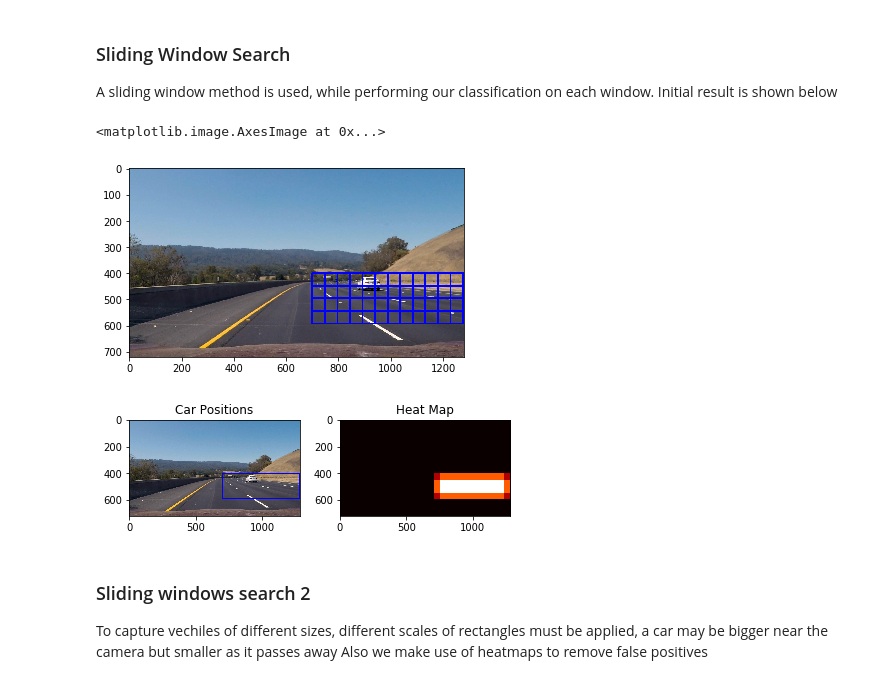
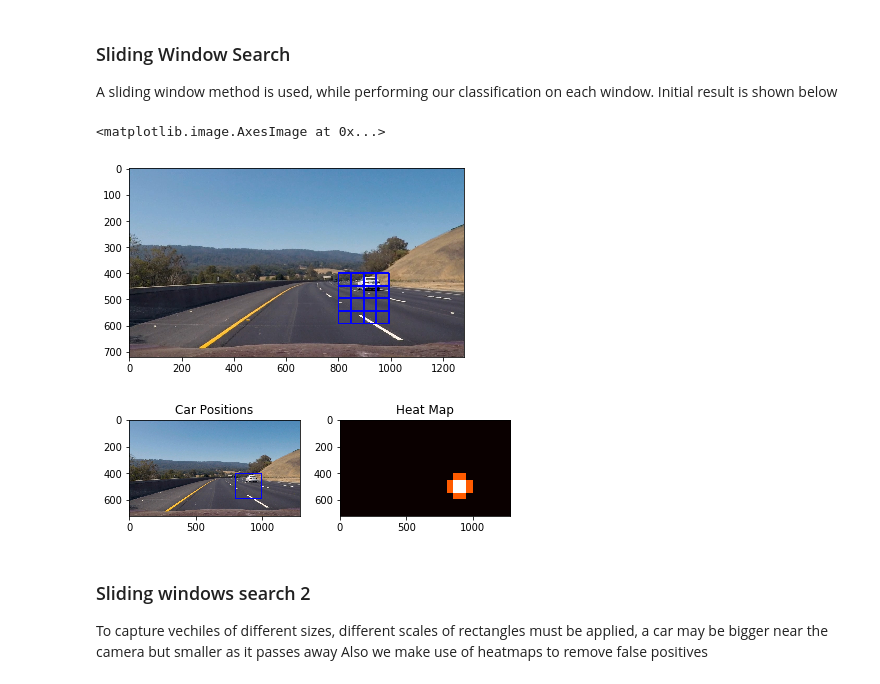
Before and after one commit to dumebi/CarND-Vehicle-Detection, a Jupyter notebook: project.ipynb, the cells around one changed output. Drawn from its saved outputs; the diff is of its cells as text; code cells hidden in the pictures.

```diff
--- a/project.ipynb
+++ b/project.ipynb
@@ -627,7 +632,7 @@ svc.get_params()
 A sliding window method is used, while performing our classification on each window. Initial result is shown below
 # %%
 draw_image = np.copy(sample_test_image)
-windows = slide_window(sample_test_image, x_start_stop=[700, None], y_start_stop=y_start_stop,
+windows = slide_window(sample_test_image, x_start_stop=[800, 1000], y_start_stop=y_start_stop,
                     xy_window=(96, 96), xy_overlap=(0.5, 0.5))
 
 hot_windows = search_windows(sample_test_image, windows, svc, X_scaler, color_space=color_space,
@@ -642,33 +647,33 @@ window_img = draw_boxes(sample_test_image, hot_windows, color=(0, 0, 255), thick
 plt.imshow(window_img)
 # %% [output]
 <matplotlib.image.AxesImage at 0x...>
-[figure, old version]
+[figure, new version]
 # %%
 heat = np.zeros_like(sample_test_image[:,:,0]).astype(np.float)
 # Add heat to each box in box list
 heat = add_heat(heat,hot_windows)
 
 # Apply threshold to help remove false positives
-heat = apply_threshold(heat,0)
+heat = apply_threshold(heat,1)
 
 # Visualize the heatmap when displaying
 heatmap = np.clip(heat, 0, 255)
 
 # Find final boxes from heatmap using label function
 labels = label(heatmap)
 
 draw_img = draw_labeled_bboxes(np.copy(sample_test_image), labels)
 
 fig = plt.figure()
 plt.subplot(121)
 plt.imshow(draw_img)
 plt.title('Car Positions')
 plt.subplot(122)
 plt.imshow(heatmap, cmap='hot')
 plt.title('Heat Map')
 fig.tight_layout()
 # %% [output]
-[figure, old version]
+[figure, new version]
 # %%
 def display_heatmap_test_images(test_image):
     ystart = 400
```
Also changed, not shown: parts of 7 cells of this notebook, 3 other files.
